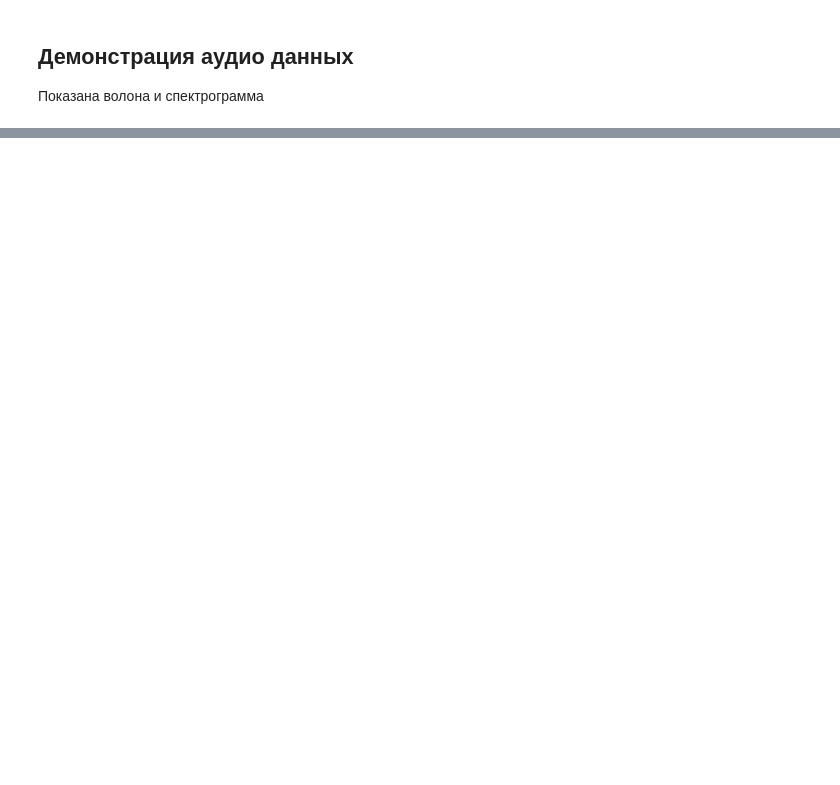
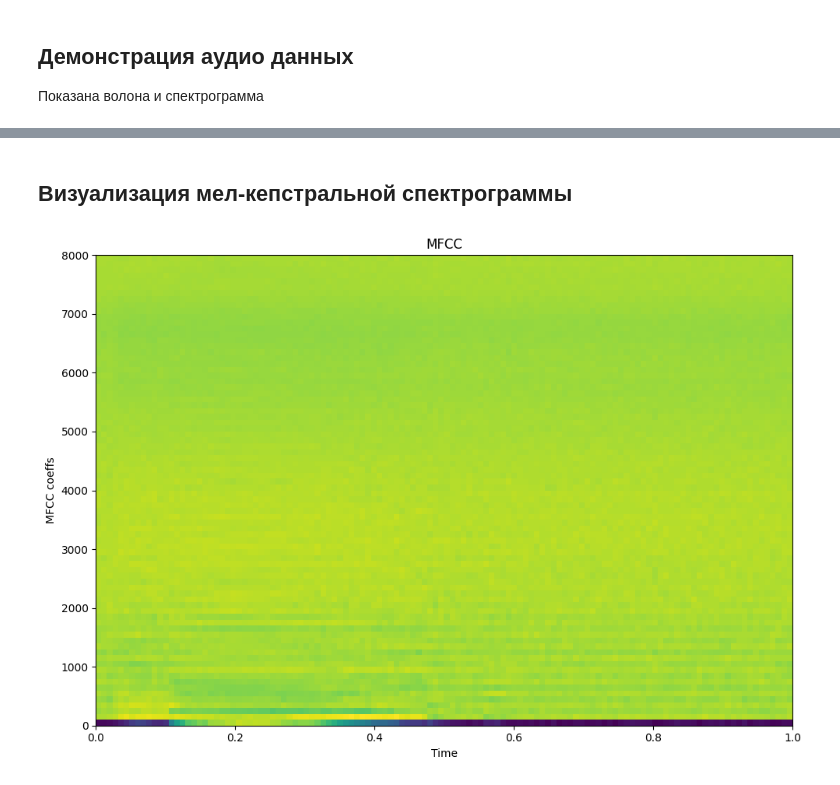
Before and after one commit to nepridumalnik/Jupyter-Notebooks, a Jupyter notebook: speech_recognizer/SpeechRecognizer.ipynb, the cells around one changed output, grey strips where cells are left out. Cells and saved outputs as stored; diff of their text form; code cells hidden in the pictures; blank space fills up the shorter version.

```diff
--- a/speech_recognizer/SpeechRecognizer.ipynb
+++ b/speech_recognizer/SpeechRecognizer.ipynb
@@ -143,0 +191,22 @@ plot.tight_layout()
+# %% [markdown]
+## Визуализация мел-кепстральной спектрограммы
+# %%
+mfcc_spectrogram = tf.signal.mfccs_from_log_mel_spectrograms(mel_power_spectrogram)
+
+plot = plt.figure(figsize=(10, 7))
+mfcc_subplot = plot.add_subplot(111)
+mfcc_subplot.imshow(
+    mfcc_spectrogram.numpy().T,
+    aspect="auto",
+    origin="lower",
+    cmap="viridis",
+    extent=[0, 1, 0, upper_edge_hertz]
+)
+
+mfcc_subplot.set_title("MFCC")
+mfcc_subplot.set_ylabel("MFCC coeffs")
+mfcc_subplot.set_xlabel("Time")
+
+plot.tight_layout()
+# %% [output]
+[figure, added]
```
Also changed, not shown: parts of 10 cells of this notebook.
